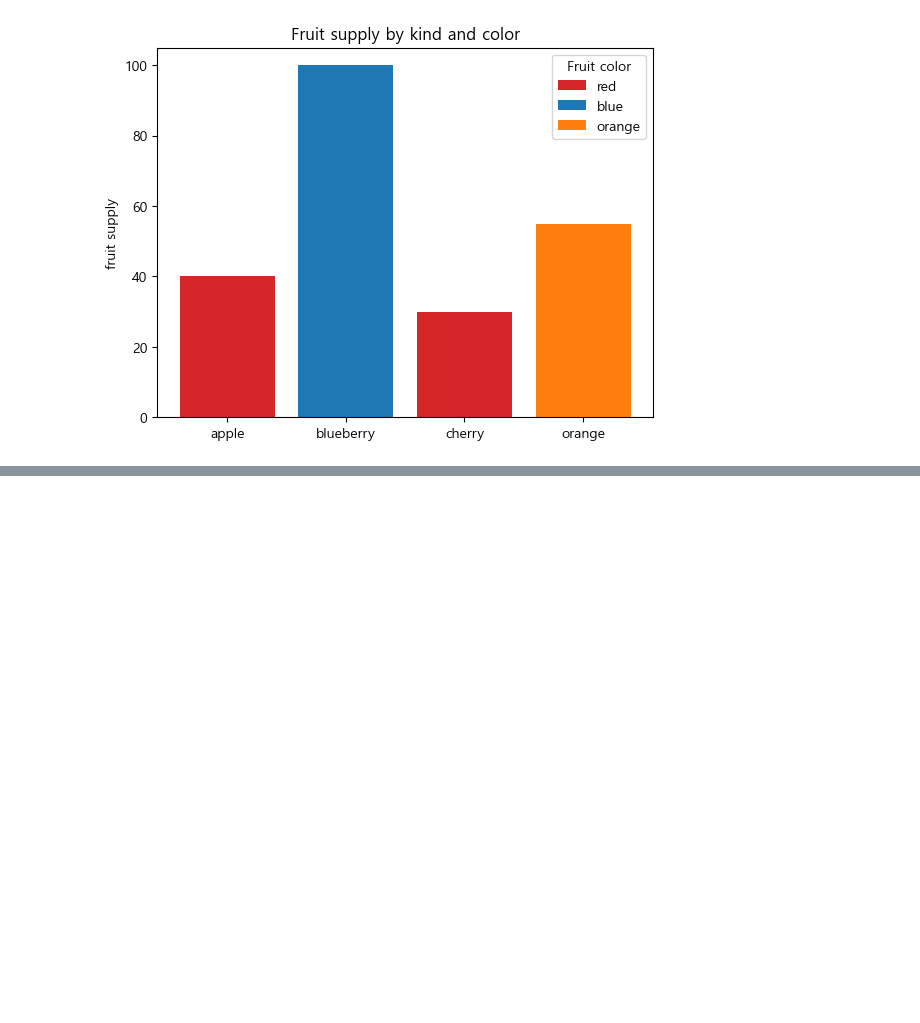
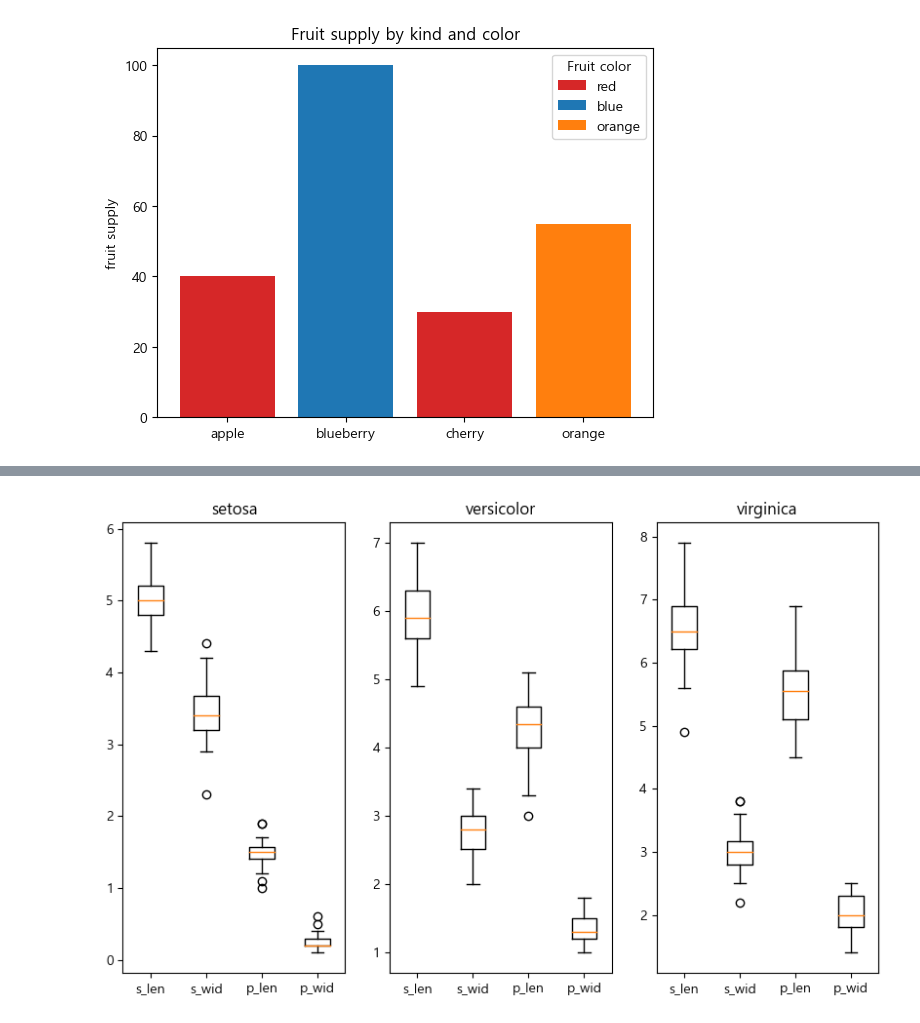
Before and after one commit to yumii2307/DataAnalysis_Lecture-2023.04, a Jupyter notebook: 03.시각화/04.MultiPlot.ipynb, the cells around one changed output, grey strips where cells are left out. Drawn from its saved outputs; the diff is of its cells as text; code cells hidden in the pictures; blank space fills up the shorter version.

```diff
--- a/03.시각화/04.MultiPlot.ipynb
+++ b/03.시각화/04.MultiPlot.ipynb
@@ -108,0 +111,3 @@ plt.show()
+# %%
+iris = sns.load_dataset('iris')
+iris.head()
@@ -108,0 +121,14 @@ plt.show()
+# %%
+plt.figure(figsize=(10,6))
+for index, species in enumerate(iris.species.unique()):
+    sl = iris[iris.species == species].sepal_length
+    sw = iris[iris.species == species].sepal_width
+    pl = iris[iris.species == species].petal_length
+    pw = iris[iris.species == species].petal_width
+    plt.subplot(1, 3, index+1)
+    plt.boxplot((sl, sw, pl, pw),
+                labels=['s_len', 's_wid', 'p_len', 'p_wid'])
+    plt.title(species)
+plt.show()
+# %% [output]
+[figure, added]
```
Also changed, not shown: parts of 3 cells of this notebook, 1 other file.
